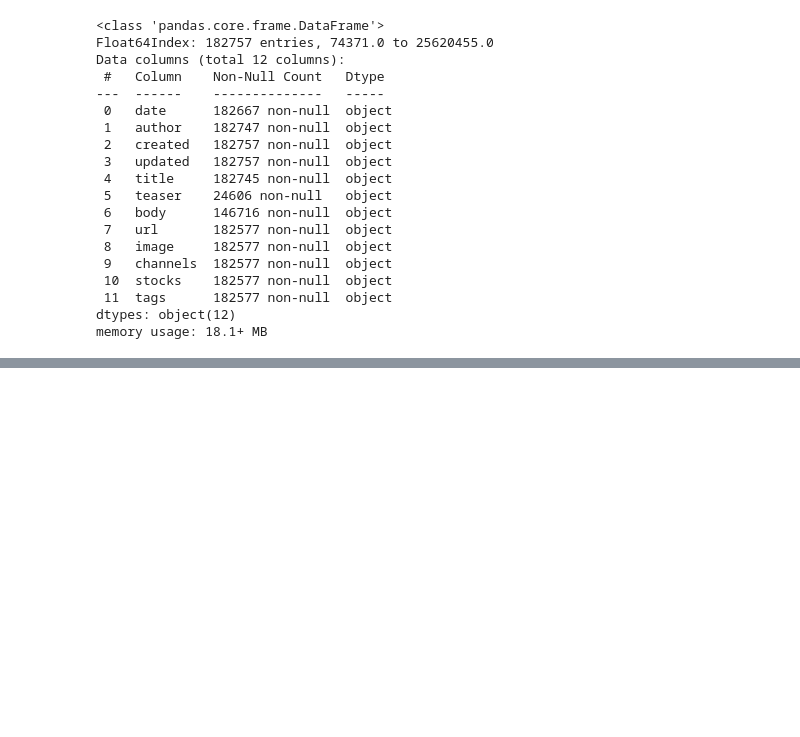
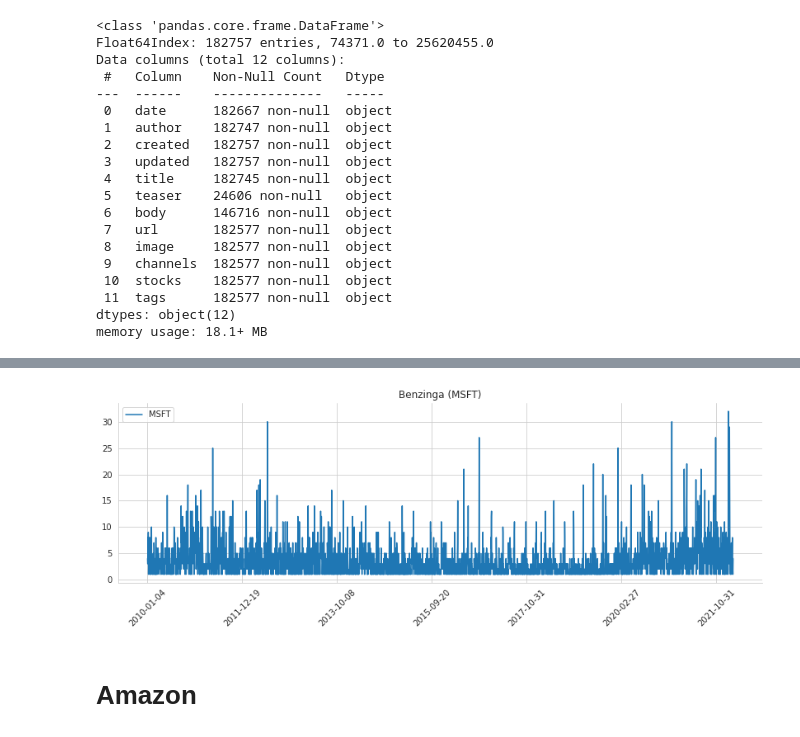
Before and after one commit to RobinsonCW/StockPriceForecasting, a Jupyter notebook: src/exploratory_data_analysis/chance/python/samples/benzinga/process_data.ipynb, the cells around one changed output, grey strips where cells are left out. Saved outputs shown, nothing was run; the diff lists cells and outputs as text; code cells hidden in the pictures; blank space fills up the shorter version.

```diff
--- a/src/exploratory_data_analysis/chance/python/samples/benzinga/process_data.ipynb
+++ b/src/exploratory_data_analysis/chance/python/samples/benzinga/process_data.ipynb
@@ -137,0 +195,5 @@ round(df_non_dupes[df_non_dupes["AAPL"]==True].shape[0] / 12)
+# %%
+df_msft_groupedby_date = df_msft_non_dupes.groupby('date').count()
+df_msft_groupedby_date.reset_index(inplace=True)
+df_msft_groupedby_date.set_index("date", inplace=True)
+df_msft_groupedby_date = df_msft_groupedby_date[["MSFT"]]
@@ -137,0 +212,12 @@ round(df_non_dupes[df_non_dupes["AAPL"]==True].shape[0] / 12)
+# %%
+ax = df_msft_groupedby_date["MSFT"].plot(title='Benzinga (MSFT)',
+           legend=True,
+           figsize=(14, 4),
+           rot=0)
+ax.set_xlabel('')
+ax.set_xticklabels(ax.get_xticklabels(),rotation = 45)
+sns.despine()
+# %% [output]
+[figure, added]
+# %% [markdown]
+# Amazon
```
Also changed, not shown: parts of 51 cells of this notebook.
